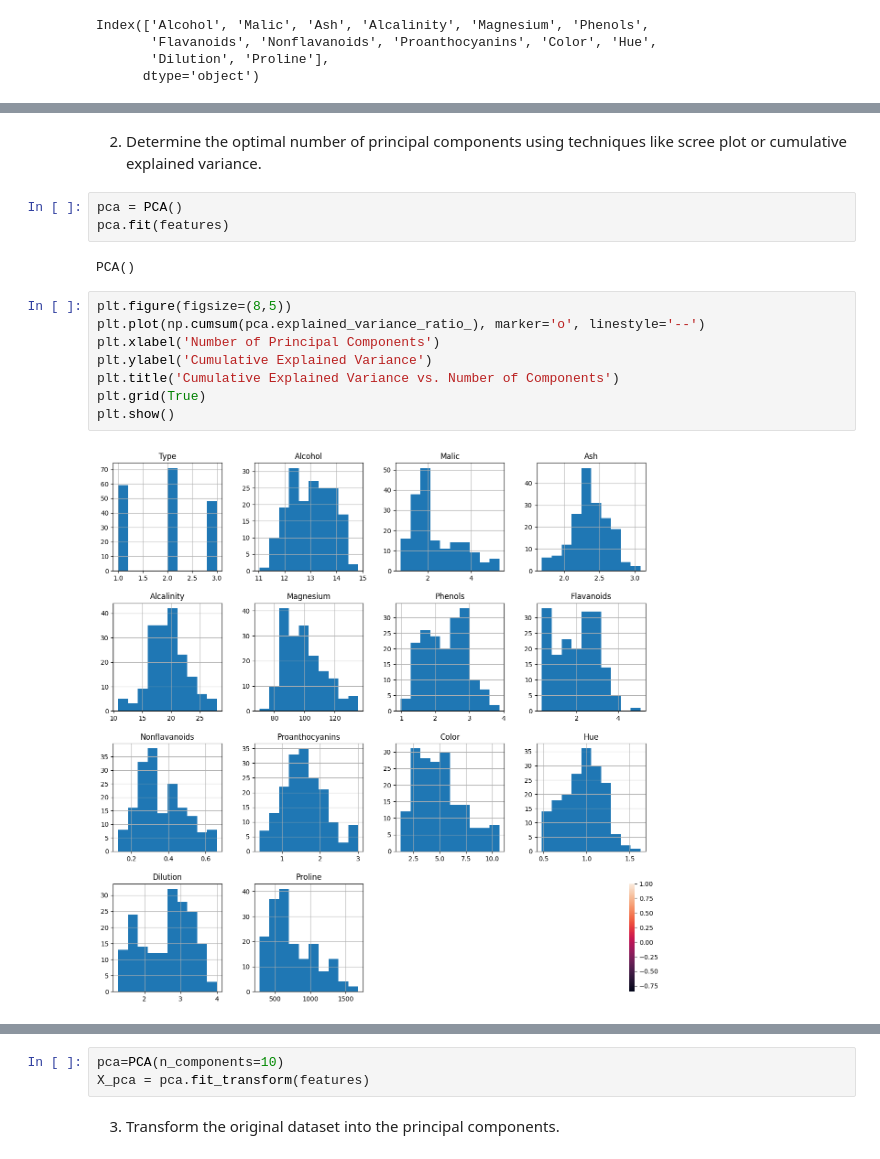
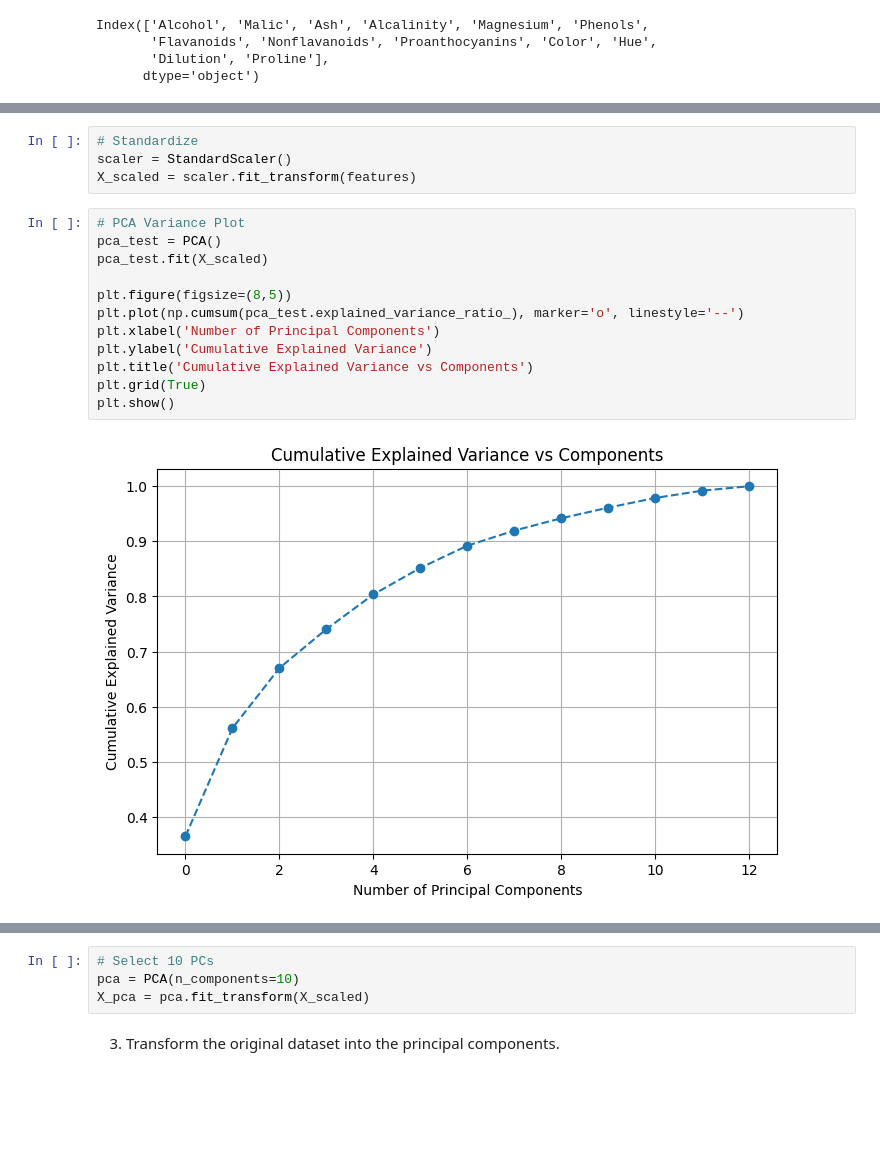
Before and after one commit to Sudeepkanase/Data_Science_work, a Jupyter notebook: Assignment_PCA.ipynb, the cells around one changed output, grey strips where cells are left out. Cells and saved outputs as stored; diff of their text form; blank space fills up the shorter version.

```diff
--- a/Assignment_PCA.ipynb
+++ b/Assignment_PCA.ipynb
@@ -160,17 +120,18 @@ features.head()
-# %% [markdown]
-2.	Determine the optimal number of principal components using techniques like scree plot or cumulative explained variance.
-# %%
-pca = PCA()
-pca.fit(features)
-# %% [output]
-PCA()
+# %%
+# Standardize
+scaler = StandardScaler()
+X_scaled = scaler.fit_transform(features)
 # %%
+# PCA Variance Plot
+pca_test = PCA()
+pca_test.fit(X_scaled)
+
 plt.figure(figsize=(8,5))
-plt.plot(np.cumsum(pca.explained_variance_ratio_), marker='o', linestyle='--')
+plt.plot(np.cumsum(pca_test.explained_variance_ratio_), marker='o', linestyle='--')
 plt.xlabel('Number of Principal Components')
 plt.ylabel('Cumulative Explained Variance')
-plt.title('Cumulative Explained Variance vs. Number of Components')
+plt.title('Cumulative Explained Variance vs Components')
 plt.grid(True)
 plt.show()
 # %% [output]
-[figure, old version]
+[figure, new version]
@@ -178,6 +138,7 @@ plt.show()
 # %%
-pca=PCA(n_components=10)
-X_pca = pca.fit_transform(features)
+# Select 10 PCs
+pca = PCA(n_components=10)
+X_pca = pca.fit_transform(X_scaled)
 # %% [markdown]
 3.	Transform the original dataset into the principal components.
 # %% [markdown]
```
Also changed, not shown: parts of 42 cells of this notebook.
